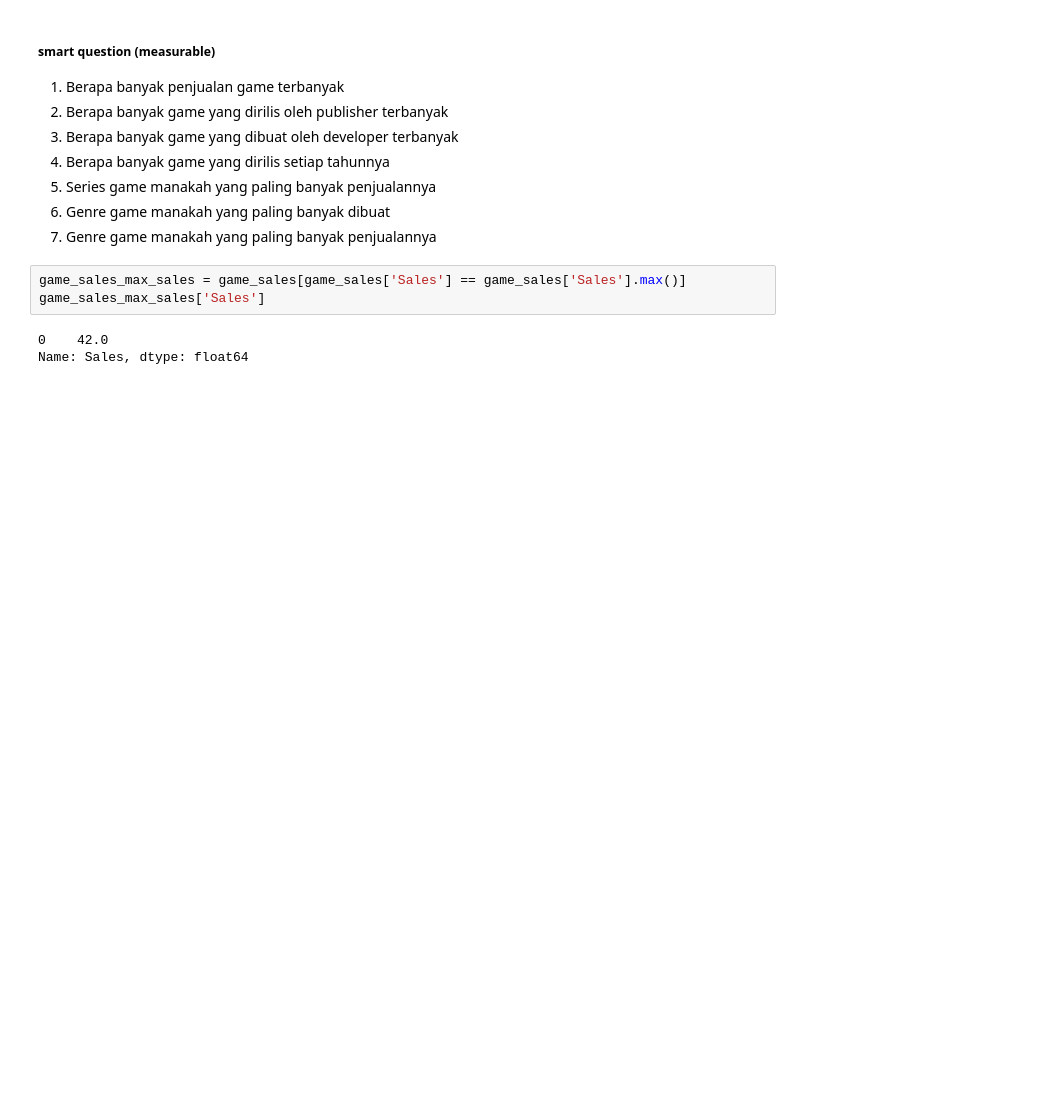
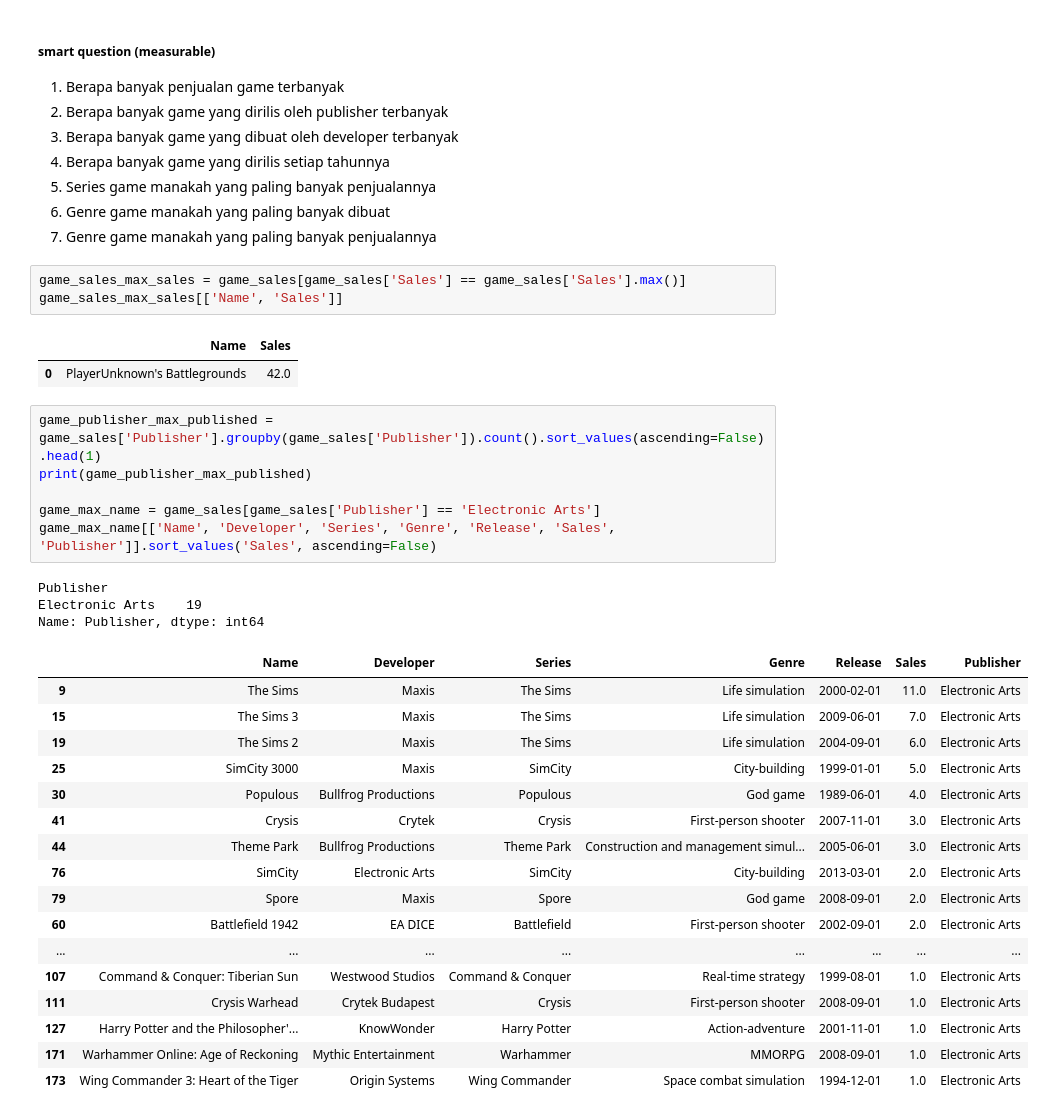
Before and after one commit to onedayxzn/Game-Sales, a Jupyter notebook: analysyst/game-sales.ipynb, the cells around one changed output. Saved outputs shown, nothing was run; the diff lists cells and outputs as text; blank space fills up the shorter version.

```diff
--- a/analysyst/game-sales.ipynb
+++ b/analysyst/game-sales.ipynb
@@ -131,7 +160,34 @@ game_sales['Developer'].value_counts().head(10).plot(kind='bar')
 7. Genre game manakah yang paling banyak penjualannya
 # %%
 game_sales_max_sales = game_sales[game_sales['Sales'] == game_sales['Sales'].max()]
-game_sales_max_sales['Sales']
+game_sales_max_sales[['Name', 'Sales']]
 # %% [output]
-0    42.0
-Name: Sales, dtype: float64
+|  | Name | Sales |
+| 0 | PlayerUnknown's Battlegrounds | 42.0 |
+# %%
+game_publisher_max_published =  game_sales['Publisher'].groupby(game_sales['Publisher']).count().sort_values(ascending=False).head(1)
+print(game_publisher_max_published)
+
+game_max_name = game_sales[game_sales['Publisher'] == 'Electronic Arts']
+game_max_name[['Name', 'Developer', 'Series', 'Genre', 'Release', 'Sales', 'Publisher']].sort_values('Sales', ascending=False)
+# %% [output]
+Publisher
+Electronic Arts    19
+Name: Publisher, dtype: int64
+|  | Name | Developer | Series | Genre | Release | Sales | Publisher |
+| 9 | The Sims | Maxis | The Sims | Life simulation | 2000-02-01 | 11.0 | Electronic Arts |
+| 15 | The Sims 3 | Maxis | The Sims | Life simulation | 2009-06-01 | 7.0 | Electronic Arts |
+| 19 | The Sims 2 | Maxis | The Sims | Life simulation | 2004-09-01 | 6.0 | Electronic Arts |
+| 25 | SimCity 3000 | Maxis | SimCity | City-building | 1999-01-01 | 5.0 | Electronic Arts |
+| 30 | Populous | Bullfrog Productions | Populous | God game | 1989-06-01 | 4.0 | Electronic Arts |
+| 41 | Crysis | Crytek | Crysis | First-person shooter | 2007-11-01 | 3.0 | Electronic Arts |
+| 44 | Theme Park | Bullfrog Productions | Theme Park | Construction and management simul... | 2005-06-01 | 3.0 | Electronic Arts |
+| 76 | SimCity | Electronic Arts | SimCity | City-building | 2013-03-01 | 2.0 | Electronic Arts |
+| 79 | Spore | Maxis | Spore | God game | 2008-09-01 | 2.0 | Electronic Arts |
+| 60 | Battlefield 1942 | EA DICE | Battlefield | First-person shooter | 2002-09-01 | 2.0 | Electronic Arts |
+| ... | ... | ... | ... | ... | ... | ... | ... |
+| 107 | Command & Conquer: Tiberian Sun | Westwood Studios | Command & Conquer | Real-time strategy | 1999-08-01 | 1.0 | Electronic Arts |
+| 111 | Crysis Warhead | Crytek Budapest | Crysis | First-person shooter | 2008-09-01 | 1.0 | Electronic Arts |
+| 127 | Harry Potter and the Philosopher'... | KnowWonder | Harry Potter | Action-adventure | 2001-11-01 | 1.0 | Electronic Arts |
+| 171 | Warhammer Online: Age of Reckoning | Mythic Entertainment | Warhammer | MMORPG | 2008-09-01 | 1.0 | Electronic Arts |
+| 173 | Wing Commander 3: Heart of the Tiger | Origin Systems | Wing Commander | Space combat simulation | 1994-12-01 | 1.0 | Electronic Arts |
```
Also changed, not shown: parts of 5 cells of this notebook.
